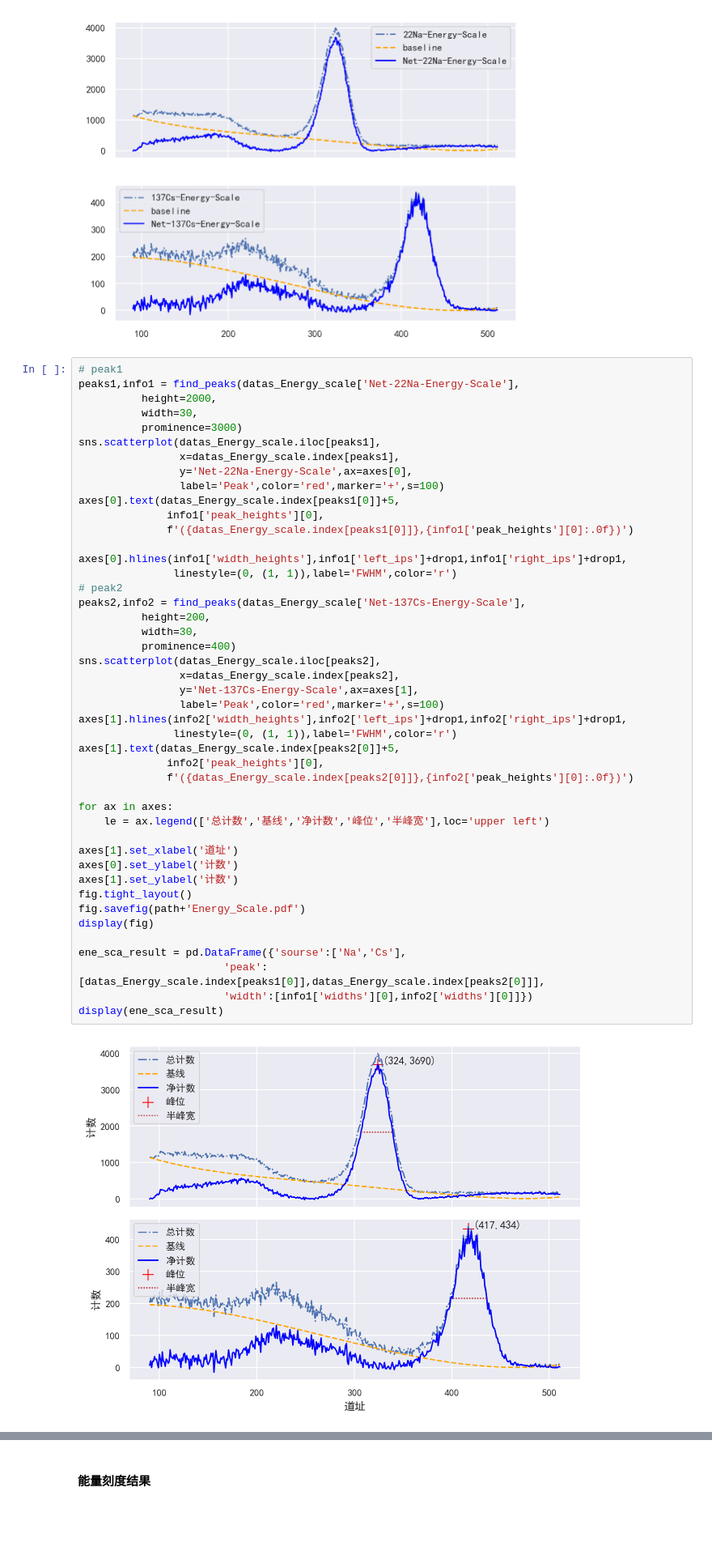
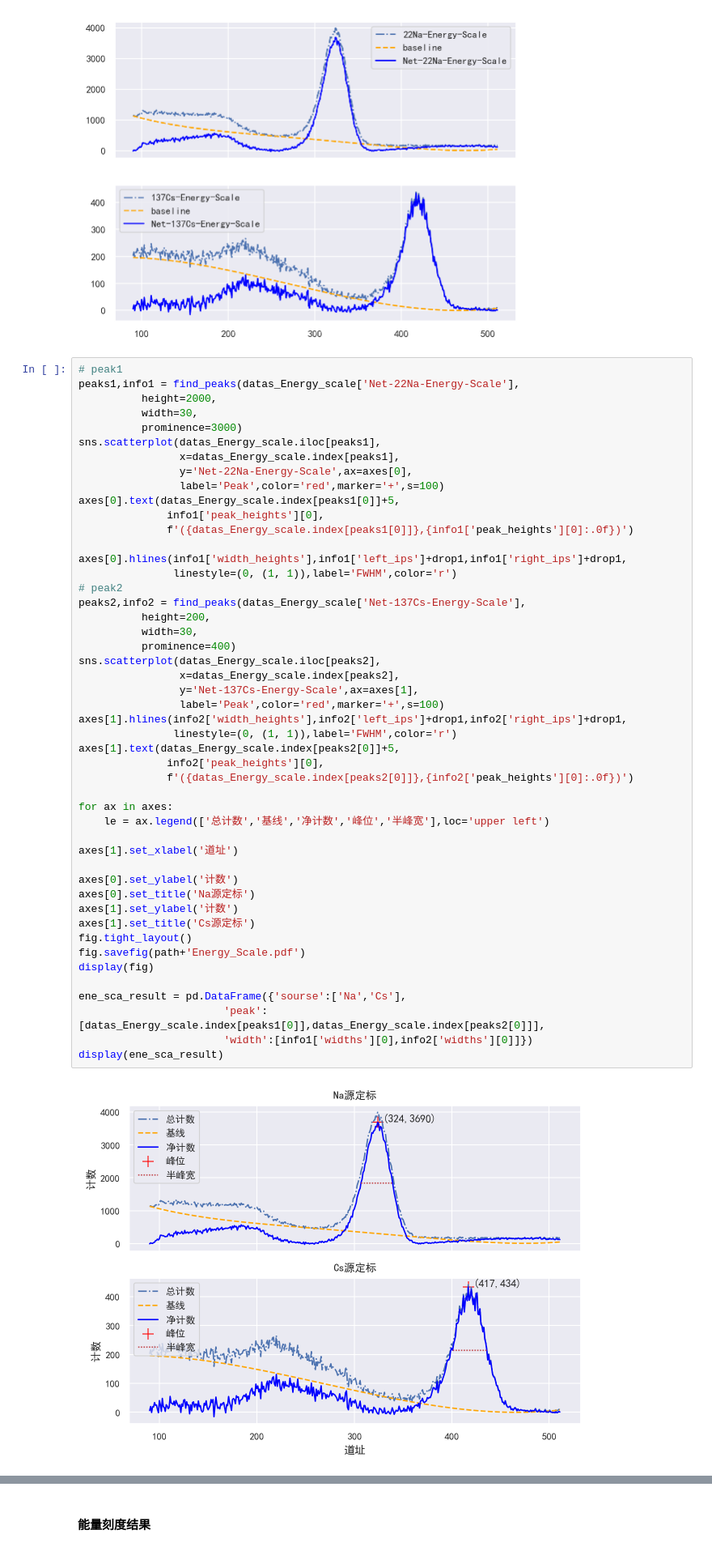
Before and after one commit to Xuanyiyiren/Fundamental-Laboratory-Experiment-in-Nuclear-Electronics-II, a Jupyter notebook: Experiment-3/data_ana.ipynb, the cells around one changed output, grey strips where cells are left out. Shown at 81% size. Saved outputs shown, nothing was run; the diff lists cells and outputs as text; blank space fills up the shorter version.

```diff
--- a/Experiment-3/data_ana.ipynb
+++ b/Experiment-3/data_ana.ipynb
@@ -159,34 +162,37 @@ axes[0].hlines(info1['width_heights'],info1['left_ips']+drop1,info1['right_ips']
 # peak2
 peaks2,info2 = find_peaks(datas_Energy_scale['Net-137Cs-Energy-Scale'],
           height=200,
           width=30,
           prominence=400)
 sns.scatterplot(datas_Energy_scale.iloc[peaks2],
                 x=datas_Energy_scale.index[peaks2],
                 y='Net-137Cs-Energy-Scale',ax=axes[1],
                 label='Peak',color='red',marker='+',s=100)
 axes[1].hlines(info2['width_heights'],info2['left_ips']+drop1,info2['right_ips']+drop1,
                linestyle=(0, (1, 1)),label='FWHM',color='r')
 axes[1].text(datas_Energy_scale.index[peaks2[0]]+5,
               info2['peak_heights'][0],
               f'({datas_Energy_scale.index[peaks2[0]]},{info2['peak_heights'][0]:.0f})')
 
 for ax in axes:
     le = ax.legend(['总计数','基线','净计数','峰位','半峰宽'],loc='upper left')
 
 axes[1].set_xlabel('道址')
+
 axes[0].set_ylabel('计数')
+axes[0].set_title('Na源定标')
 axes[1].set_ylabel('计数')
+axes[1].set_title('Cs源定标')
 fig.tight_layout()
 fig.savefig(path+'Energy_Scale.pdf')
 display(fig)
 
 ene_sca_result = pd.DataFrame({'sourse':['Na','Cs'],
                        'peak':[datas_Energy_scale.index[peaks1[0]],datas_Energy_scale.index[peaks2[0]]],
                        'width':[info1['widths'][0],info2['widths'][0]]})
 display(ene_sca_result)
 # %% [output]
-[figure, old version]
+[figure, new version]
 |  | sourse | peak | width |
 | 0 | Na | 324 | 32.525339 |
 | 1 | Cs | 417 | 34.949287 |
```
Also changed, not shown: parts of 10 cells of this notebook, 5 other files.
